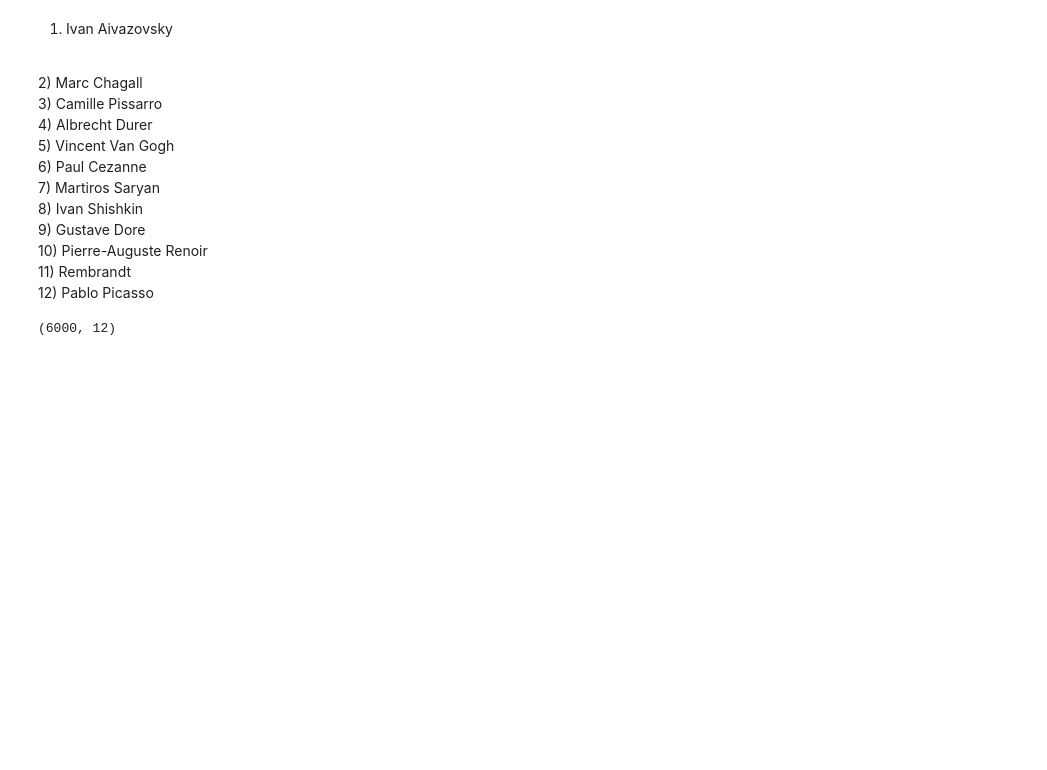
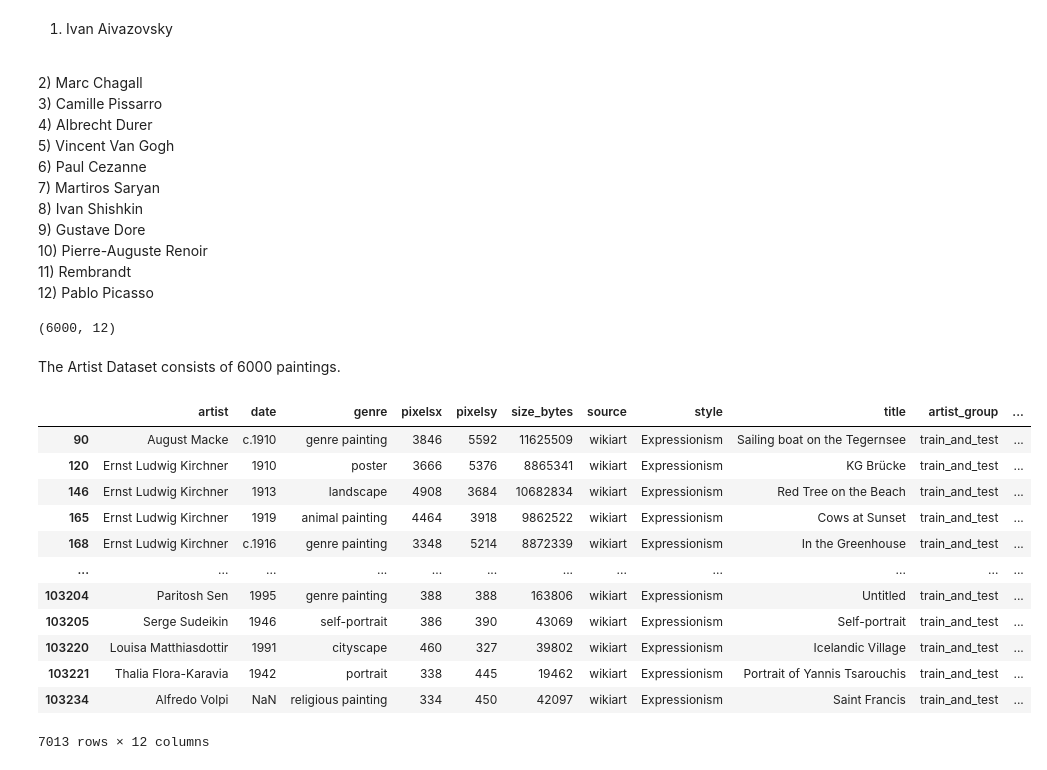
Before and after one commit to IDS-702-Team1/705FinalProject, a Jupyter notebook: Data Preprocessing/Data Pre-Processing.ipynb, the cells around one changed output. Drawn from its saved outputs; the diff is of its cells as text; code cells hidden in the pictures; blank space fills up the shorter version.

```diff
--- a/Data Preprocessing/Data Pre-Processing.ipynb
+++ b/Data Preprocessing/Data Pre-Processing.ipynb
@@ -262,0 +286,18 @@ The Artist Dataset consists of 6000 paint
+# %% [markdown]
+The Artist Dataset consists of 6000 paintings.
+# %%
+styles_data[styles_data['style']=='Expressionism']
+# %% [output]
+|  | artist | date | genre | pixelsx | pixelsy | size_bytes | source | style | title | artist_group | ... |
+| 90 | August Macke | c.1910 | genre painting | 3846 | 5592 | 11625509 | wikiart | Expressionism | Sailing boat on the Tegernsee | train_and_test | ... |
+| 120 | Ernst Ludwig Kirchner | 1910 | poster | 3666 | 5376 | 8865341 | wikiart | Expressionism | KG Brücke | train_and_test | ... |
+| 146 | Ernst Ludwig Kirchner | 1913 | landscape | 4908 | 3684 | 10682834 | wikiart | Expressionism | Red Tree on the Beach | train_and_test | ... |
+| 165 | Ernst Ludwig Kirchner | 1919 | animal painting | 4464 | 3918 | 9862522 | wikiart | Expressionism | Cows at Sunset | train_and_test | ... |
+| 168 | Ernst Ludwig Kirchner | c.1916 | genre painting | 3348 | 5214 | 8872339 | wikiart | Expressionism | In the Greenhouse | train_and_test | ... |
+| ... | ... | ... | ... | ... | ... | ... | ... | ... | ... | ... | ... |
+| 103204 | Paritosh Sen | 1995 | genre painting | 388 | 388 | 163806 | wikiart | Expressionism | Untitled | train_and_test | ... |
+| 103205 | Serge Sudeikin | 1946 | self-portrait | 386 | 390 | 43069 | wikiart | Expressionism | Self-portrait | train_and_test | ... |
+| 103220 | Louisa Matthiasdottir | 1991 | cityscape | 460 | 327 | 39802 | wikiart | Expressionism | Icelandic Village | train_and_test | ... |
+| 103221 | Thalia Flora-Karavia | 1942 | portrait | 338 | 445 | 19462 | wikiart | Expressionism | Portrait of Yannis Tsarouchis | train_and_test | ... |
+| 103234 | Alfredo Volpi | NaN | religious painting | 334 | 450 | 42097 | wikiart | Expressionism | Saint Francis | train_and_test | ... |
+7013 rows × 12 columns
```
Also changed, not shown: parts of 6 cells of this notebook.
